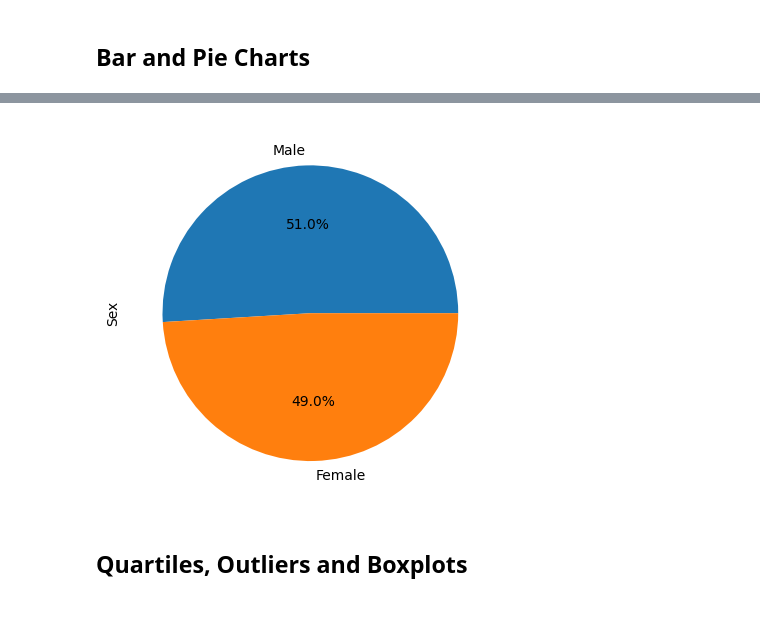
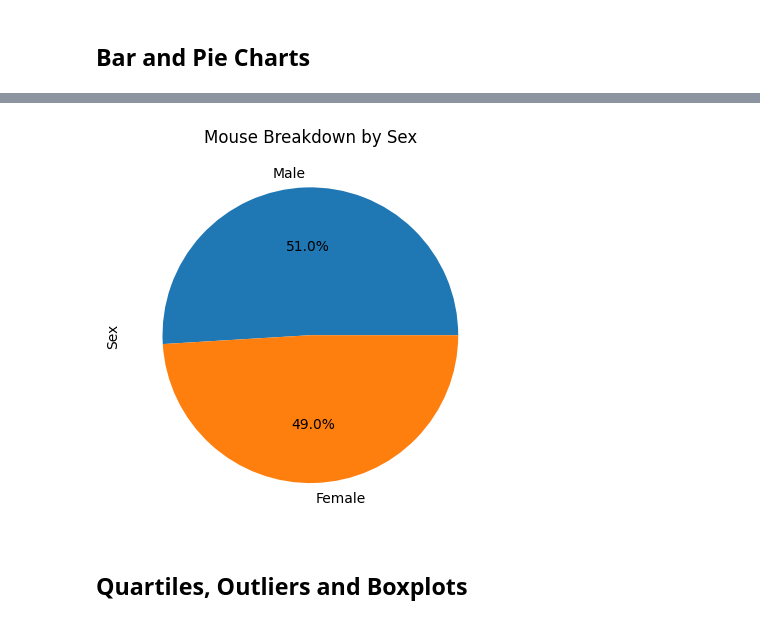
Before and after one commit to mdg1317/matplotlib-challenge, a Jupyter notebook: pymaceuticals_starter.ipynb, the cells around one changed output, grey strips where cells are left out. Cells and saved outputs as stored; diff of their text form; code cells hidden in the pictures.

```diff
--- a/pymaceuticals_starter.ipynb
+++ b/pymaceuticals_starter.ipynb
@@ -141,10 +142,11 @@ grouped_sex_data.plot(kind="pie", ylabel="Sex", autopct="%1.1f%%");
 # %%
 # Generate a pie plot showing the distribution of female versus male mice using pyplot
 plt.pie(grouped_sex_data, labels=list(grouped_sex_data.index), autopct="%1.1f%%")
+plt.title("Mouse Breakdown by Sex")
 plt.ylabel("Sex");
 plt.show()
 # %% [output]
-[figure, old version]
+[figure, new version]
 # %% [markdown]
 ## Quartiles, Outliers and Boxplots
 # %%
```
Also changed, not shown: parts of 6 cells of this notebook.
